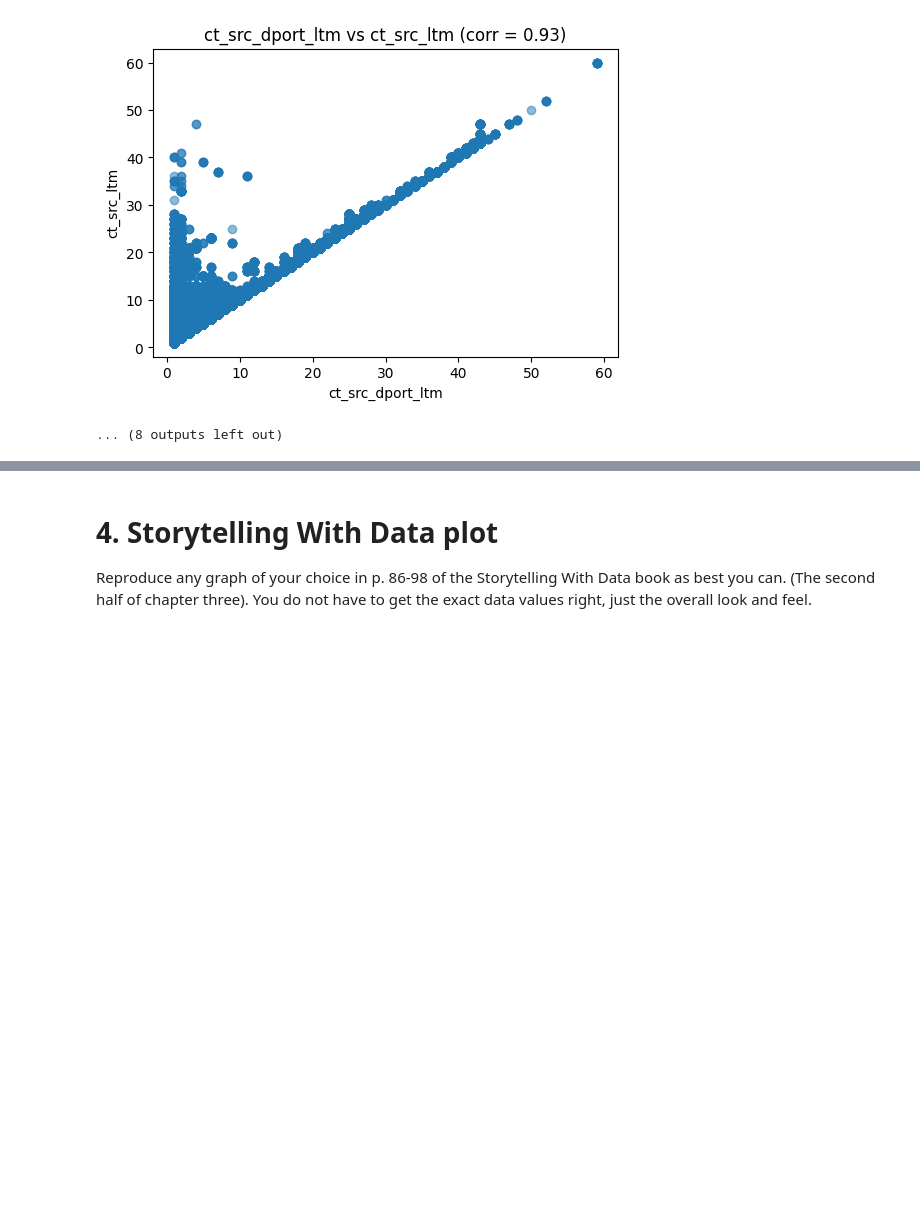
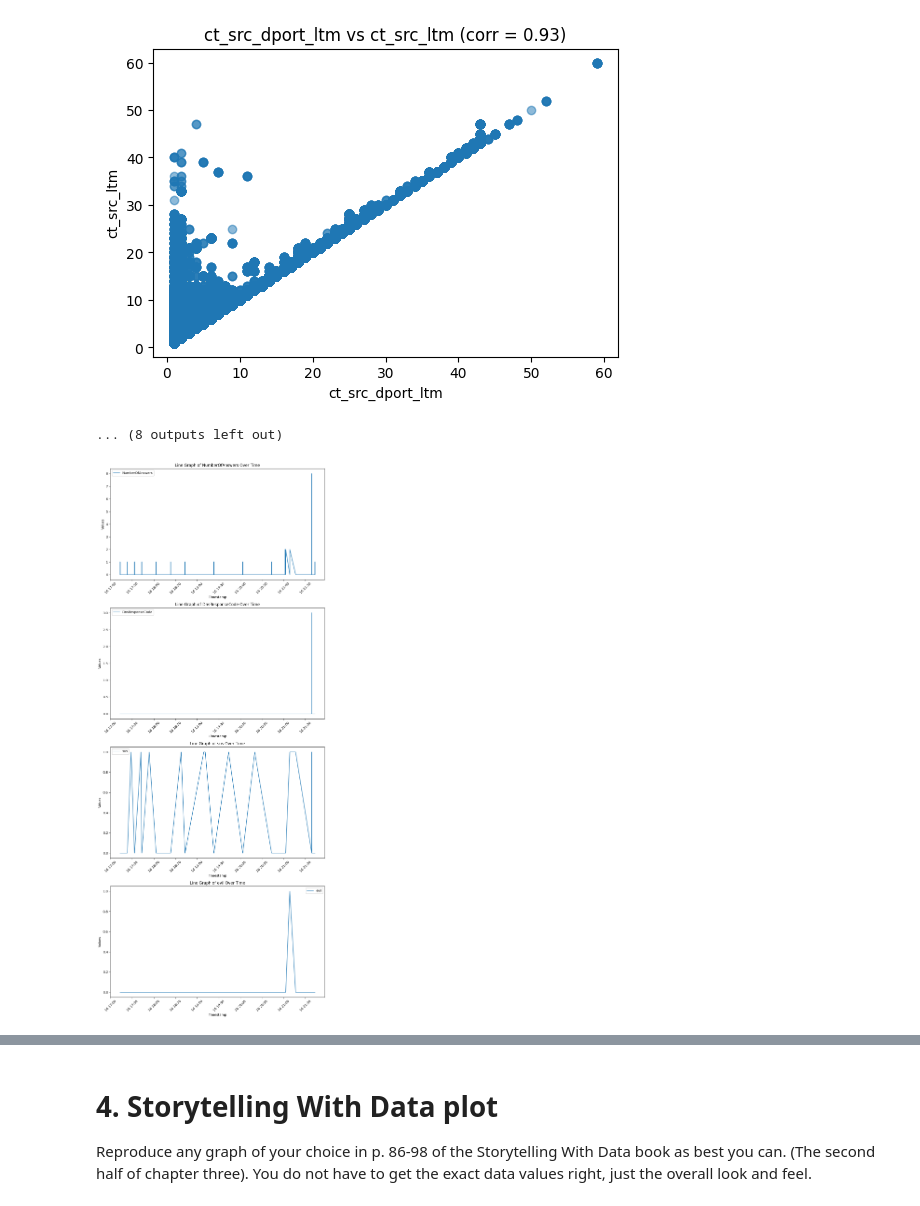
Before and after one commit to alr6qr/2025-spring-B2, a Jupyter notebook: Week6.ipynb, the cells around one changed output, grey strips where cells are left out. Cells and saved outputs as stored; diff of their text form; code cells hidden in the pictures; blank space fills up the shorter version.

```diff
--- a/Week6.ipynb
+++ b/Week6.ipynb
@@ -217,0 +231,17 @@ plot_high_corr_pairs(UNSW_data, high_corr_pairs_unsw)
+# %%
+# BETH Time Data
+
+n = len(BETH_numeric_columns)
+fig, axes = plt.subplots(n, 1, figsize=(10, 6 * n))
+for i, column in enumerate(BETH_numeric_columns):
+    axes[i].plot(BETH_data['Timestamp'], BETH_data[column], label=column, linestyle='-')
+    axes[i].set_xlabel("Timestamp")
+    axes[i].set_ylabel("Values")
+    axes[i].set_title(f"Line Graph of {column} Over Time")
+    axes[i].legend()
+    axes[i].tick_params(axis='x', rotation=45)
+
+plt.tight_layout()
+plt.show()
+# %% [output]
+[figure, added]
```
Also changed, not shown: parts of 3 cells of this notebook.
